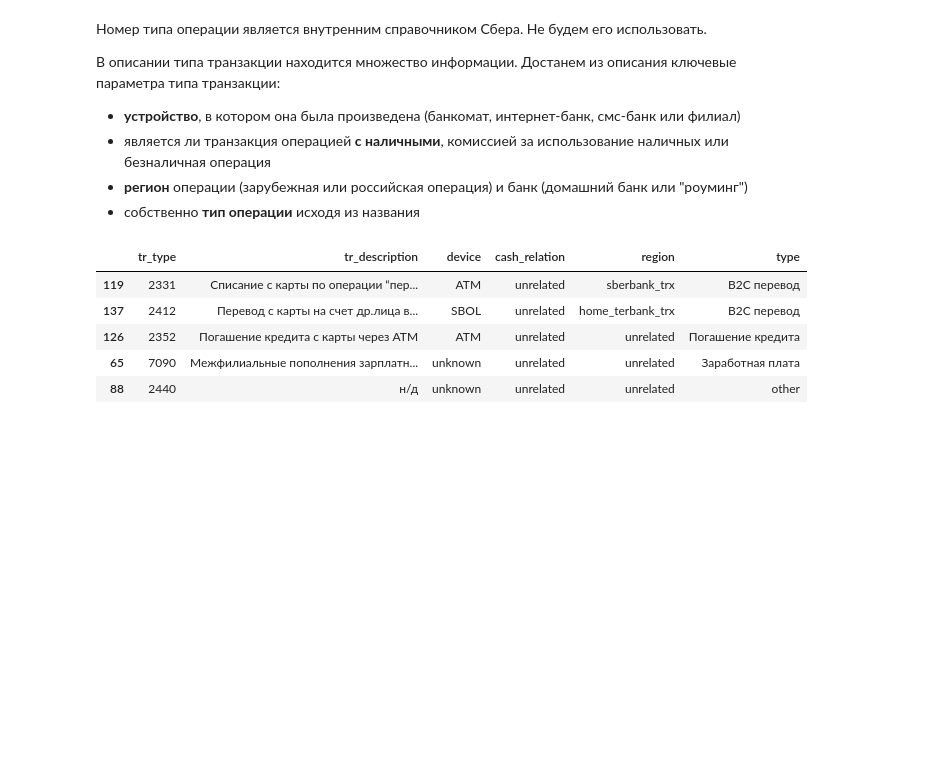
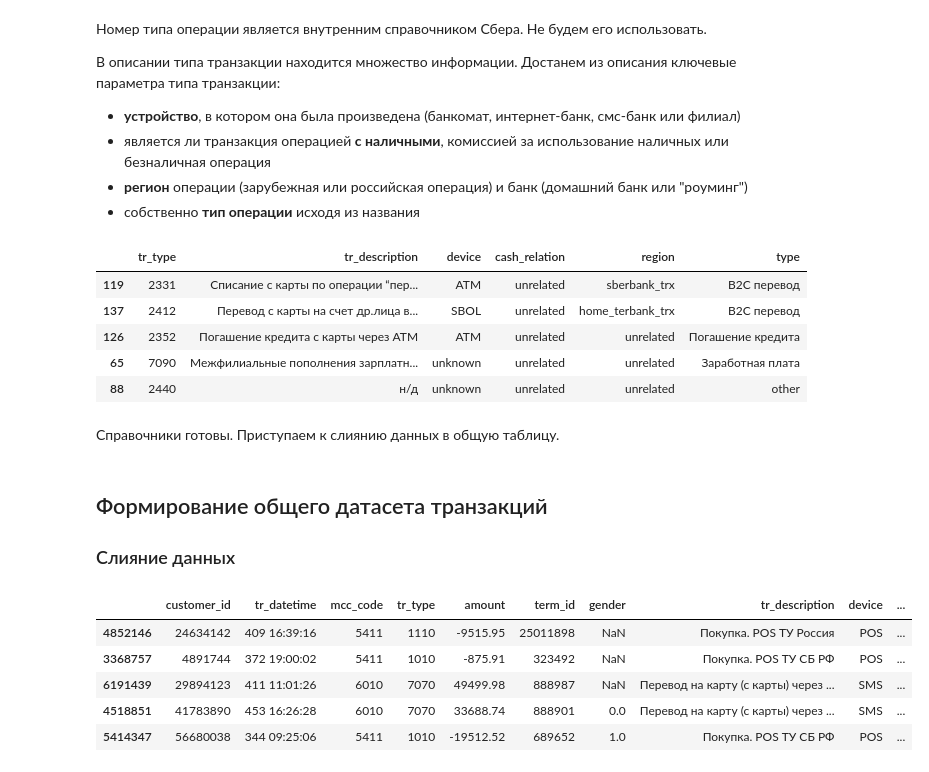
Before and after one commit to GreenArt11/sberkaggle, a Jupyter notebook: 2 transactions set.ipynb, the cells around one changed output. Cells and saved outputs as stored; diff of their text form; code cells hidden in the pictures; blank space fills up the shorter version.

```diff
--- a/2 transactions set.ipynb
+++ b/2 transactions set.ipynb
@@ -217,3 +217,9 @@ tr_types.sample(5, random_state=11)
 | 126 | 2352 | Погашение кредита с карты через АТМ | АТМ | unrelated | unrelated | Погашение кредита |
 | 65 | 7090 | Межфилиальные пополнения зарплатн... | unknown | unrelated | unrelated | Заработная плата |
 | 88 | 2440 | н/д | unknown | unrelated | unrelated | other |
+# %% [markdown]
+Справочники готовы. Приступаем к слиянию данных в общую таблицу.
+# %% [markdown]
+## Формирование общего датасета транзакций
+
+### Слияние данных
@@ -219,0 +235,9 @@ tr_types.sample(5, random_state=11)
+# %%
+rawset.sample(5, random_state=11)
+# %% [output]
+|  | customer_id | tr_datetime | mcc_code | tr_type | amount | term_id | gender | tr_description | device | ... |
+| 4852146 | 24634142 | 409 16:39:16 | 5411 | 1110 | -9515.95 | 25011898 | NaN | Покупка. POS ТУ Россия | POS | ... |
+| 3368757 | 4891744 | 372 19:00:02 | 5411 | 1010 | -875.91 | 323492 | NaN | Покупка. POS ТУ СБ РФ | POS | ... |
+| 6191439 | 29894123 | 411 11:01:26 | 6010 | 7070 | 49499.98 | 888987 | NaN | Перевод на карту (с карты) через ... | SMS | ... |
+| 4518851 | 41783890 | 453 16:26:28 | 6010 | 7070 | 33688.74 | 888901 | 0.0 | Перевод на карту (с карты) через ... | SMS | ... |
+| 5414347 | 56680038 | 344 09:25:06 | 5411 | 1010 | -19512.52 | 689652 | 1.0 | Покупка. POS ТУ СБ РФ | POS | ... |
```
Also changed, not shown: parts of 16 cells of this notebook.
